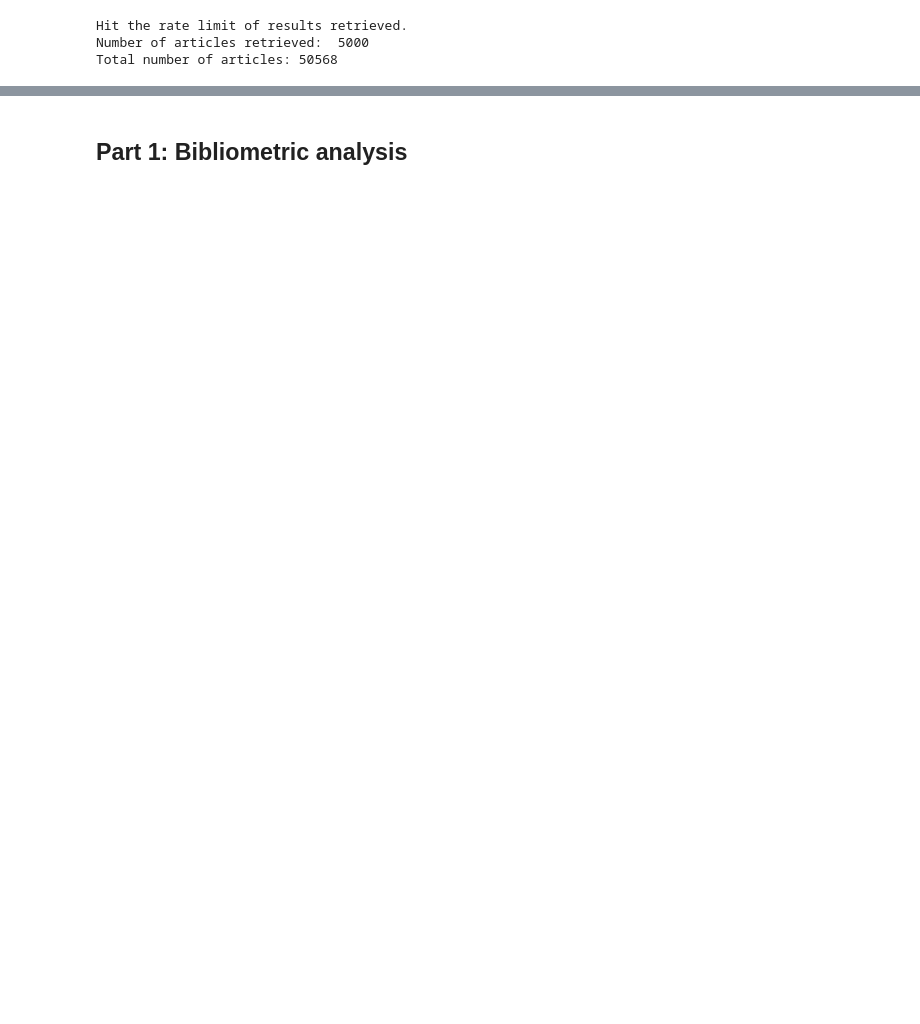
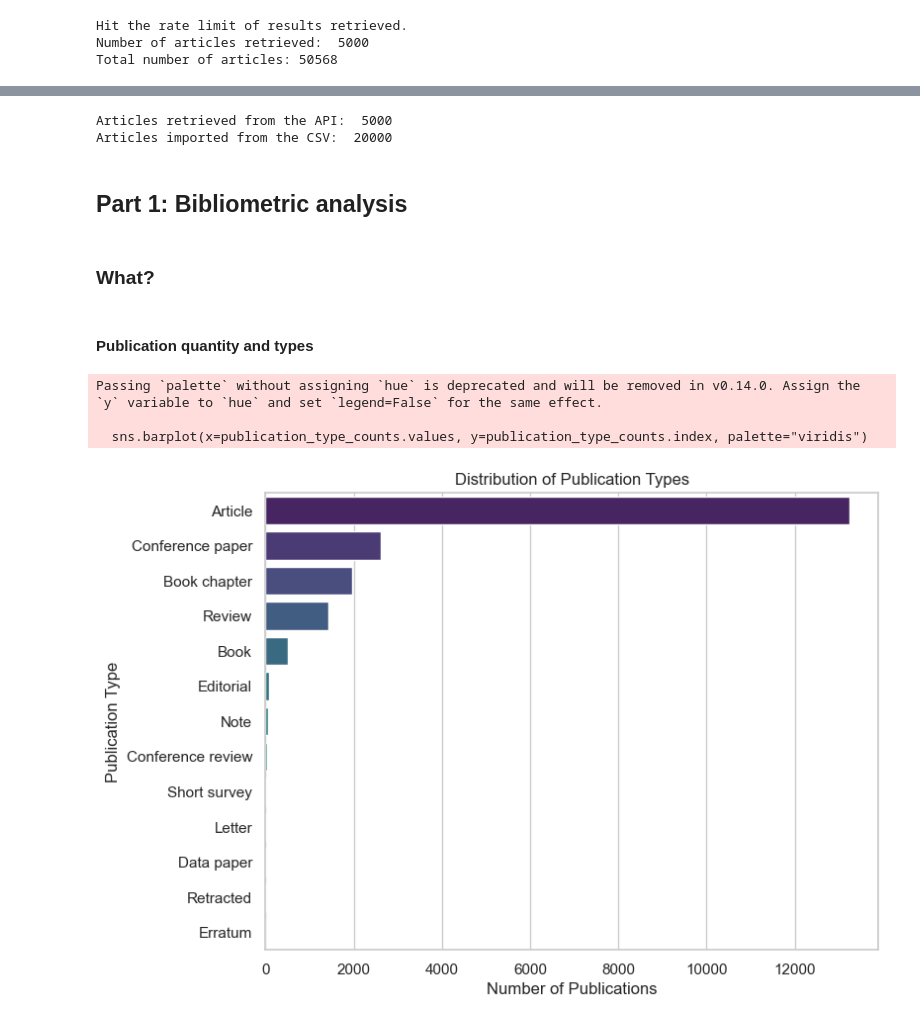
Before and after one commit to RafaelSGil/Edu-AI, a Jupyter notebook: notebook/EduAI.ipynb, the cells around one changed output, grey strips where cells are left out. Saved outputs shown, nothing was run; the diff lists cells and outputs as text; code cells hidden in the pictures; blank space fills up the shorter version.

```diff
--- a/notebook/EduAI.ipynb
+++ b/notebook/EduAI.ipynb
@@ -150,0 +147,6 @@ len(API_DATA)
+# %%
+# variable to store the data import from the CSV
+CSV_DATA = None
+
+CSV_DATA = pd.read_csv('..\data\scopus.csv')
+CSV_DATA.columns
@@ -151,2 +168,36 @@ len(API_DATA)
+# %%
+print("Articles retrieved from the API: ", len(API_DATA))
+print("Articles imported from the CSV: ", len(CSV_DATA))
+# %% [output]
+Articles retrieved from the API:  5000
+Articles imported from the CSV:  20000
 # %% [markdown]
 ## Part 1: Bibliometric analysis
+# %% [markdown]
+### What?
+# %% [markdown]
+#### Publication quantity and types
+# %%
+# df -> dataset
+# opt -> whether the data is from the csv or from the api, to know which column name to search for
+def plot_publication_types(df, opt):
+    publication_type_counts = None
+    if opt == 0:
+        publication_type_counts = df['Document Type'].value_counts()
+    elif opt == 1:
+        publication_type_counts = df['publication_type'].value_counts()
+
+
+    plt.figure(figsize=(8, 6))
+    sns.barplot(x=publication_type_counts.values, y=publication_type_counts.index, palette="viridis")
+    plt.title("Distribution of Publication Types")
+    plt.xlabel("Number of Publications")
+    plt.ylabel("Publication Type")
+    plt.show()
+
+plot_publication_types(CSV_DATA if CSV_DATA is not None else API_DATA, 0 if CSV_DATA is not None else 1)
+# %% [output]
+Passing `palette` without assigning `hue` is deprecated and will be removed in v0.14.0. Assign the `y` variable to `hue` and set `legend=False` for the same effect.
+
+  sns.barplot(x=publication_type_counts.values, y=publication_type_counts.index, palette="viridis")
+[figure, added]
```
Also changed, not shown: parts of 26 cells of this notebook, 1 other file.
